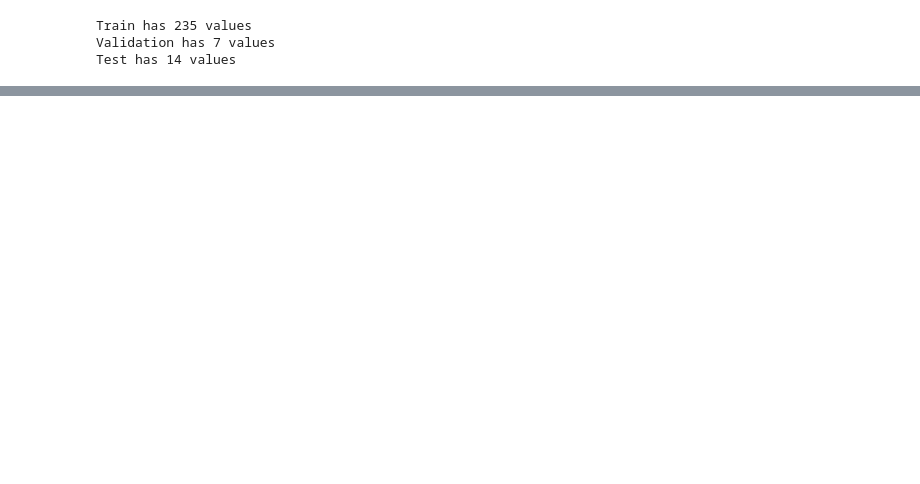
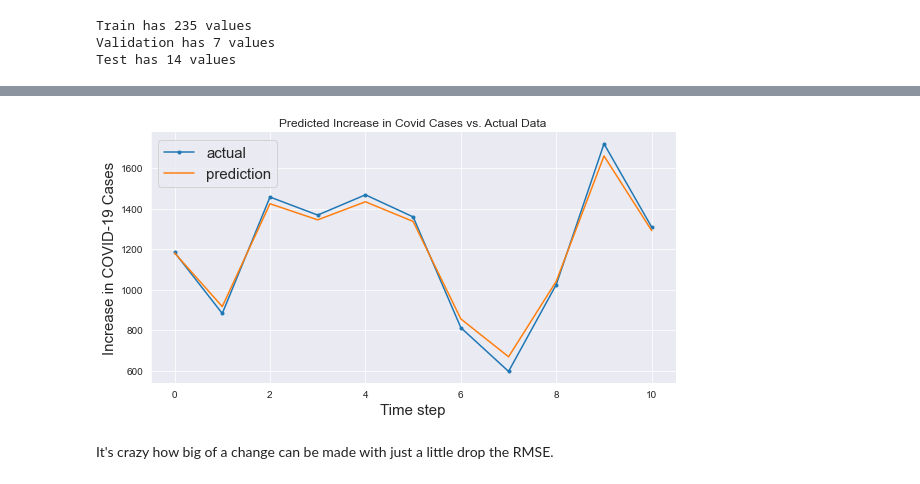
Before and after one commit to bmauss/COVID_Forecast, a Jupyter notebook: Georgia.ipynb, the cells around one changed output, grey strips where cells are left out. Saved outputs shown, nothing was run; the diff lists cells and outputs as text; code cells hidden in the pictures; blank space fills up the shorter version.

```diff
--- a/Georgia.ipynb
+++ b/Georgia.ipynb
@@ -245,18 +310,18 @@ from sklearn.metrics import mean_absolute_error as MAE
 train_predict = model.predict(X_train)
 test_predict = model.predict(X_test)
 
-# invert predictions
+# Invert predictions to original scale for interpretation
 train_predict = scaler.inverse_transform(train_predict)
-y_train = scaler.inverse_transform([y_train])
+y_train_rescaled = scaler.inverse_transform([y_train])
 test_predict = scaler.inverse_transform(test_predict)
-y_test = scaler.inverse_transform([y_test])
+y_test_rescaled = scaler.inverse_transform([y_test])
 
-print('Train Mean Absolute Error:', MAE(y_train[0], train_predict[:,0]))
-
-print('Train Root Mean Squared Error:',np.sqrt(MSE(y_train[0],
-                                                   train_predict[:,0])))
-print('Test Mean Absolute Error:', MAE(y_test[0], test_predict[:,0]))
-
-print('Test Root Mean Squared Error:',np.sqrt(MSE(y_test[0],
-                                                  test_predict[:,0])))
+print('Train Mean Absolute Error:', MAE(y_train_rescaled[0],
+                                        train_predict[:,0]))
+print('Train Root Mean Squared Error:',np.sqrt(MSE(y_train_rescaled[0],
+                                               train_predict[:,0])))
+print('Test Mean Absolute Error:', MAE(y_test_rescaled[0],
+                                       test_predict[:,0]))
+print('Test Root Mean Squared Error:',np.sqrt(MSE(y_test_rescaled[0],
+                                              test_predict[:,0])))
 # %% [output]
@@ -292,0 +350,6 @@ plt.show();
+# %%
+LSTM_prediction_plot(test_predict, y_test_rescaled)
+# %% [output]
+[figure, added]
+# %% [markdown]
+It's crazy how big of a change can be made with just a little drop the RMSE.
```
Also changed, not shown: parts of 30 cells of this notebook, 5 other files.
